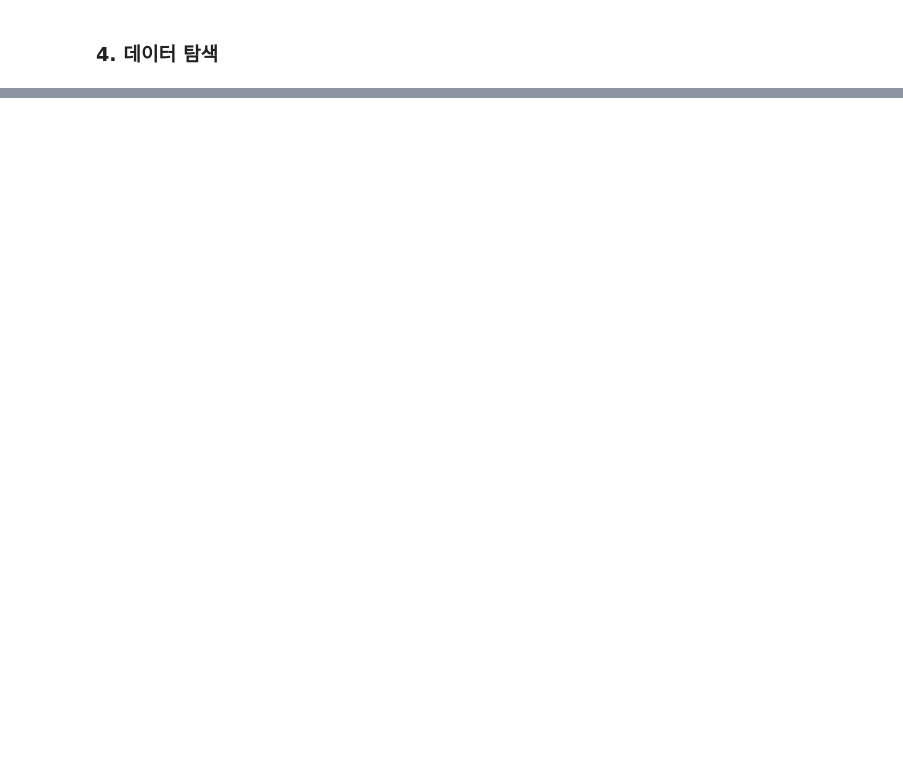
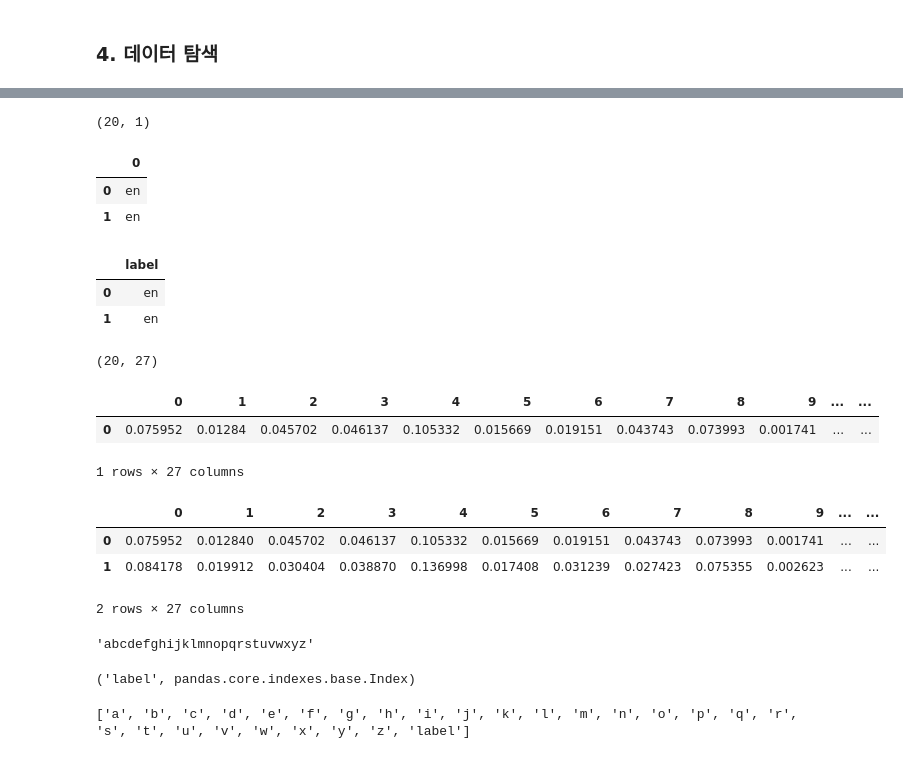
Before and after one commit to tnfls321/mldl_projects, a Jupyter notebook: ml/1. 머신러닝을 이용한 언어감지 서비스 구축(머신러닝 전과정수행).ipynb, the cells around one changed output, grey strips where cells are left out. Cells and saved outputs as stored; diff of their text form; code cells hidden in the pictures; blank space fills up the shorter version.

```diff
--- a/ml/1. 머신러닝을 이용한 언어감지 서비스 구축(머신러닝 전과정수행).ipynb
+++ b/ml/1. 머신러닝을 이용한 언어감지 서비스 구축(머신러닝 전과정수행).ipynb
@@ -171,0 +294,6 @@ print(count_list)
+# %%
+# 데이터 적제
+with open( './data/labels_freqs.json', 'r', encoding='utf-8' ) as f:
+    data = json.load( f )
+
+len(data),data[0]['labels'][:2],data[0]['freqs'][0][0]
@@ -171,0 +312,4 @@ print(count_list)
+# %%
+#훈련 데이터를 df로 변환
+df_freqs = pd.DataFrame(data[0]['freqs'])
+df_freqs.shape
@@ -171,0 +325,52 @@ print(count_list)
+# %%
+df_labels = pd.DataFrame( data[0]['labels'] )
+df_labels.shape
+# %% [output]
+(20, 1)
+# %%
+df_labels.head(2)
+# %% [output]
+|  | 0 |
+| 0 | en |
+| 1 | en |
+# %%
+df_labels.columns = ['label']
+df_labels.head(2)
+# %% [output]
+|  | label |
+| 0 | en |
+| 1 | en |
+# %%
+df_tmp = pd.concat([df_freqs, df_labels], sort=True, axis=1)
+df_tmp.shape
+# %% [output]
+(20, 27)
+# %%
+df_tmp.head(1)
+# %% [output]
+|  | 0 | 1 | 2 | 3 | 4 | 5 | 6 | 7 | 8 | 9 | ... | ... |
+| 0 | 0.075952 | 0.01284 | 0.045702 | 0.046137 | 0.105332 | 0.015669 | 0.019151 | 0.043743 | 0.073993 | 0.001741 | ... | ... |
+1 rows × 27 columns
+# %%
+#merge로 구현하기
+df_tmp = pd.merge(df_freqs, df_labels, left_index=True, right_index=True)
+df_tmp.head(2)
+# %% [output]
+|  | 0 | 1 | 2 | 3 | 4 | 5 | 6 | 7 | 8 | 9 | ... | ... |
+| 0 | 0.075952 | 0.012840 | 0.045702 | 0.046137 | 0.105332 | 0.015669 | 0.019151 | 0.043743 | 0.073993 | 0.001741 | ... | ... |
+| 1 | 0.084178 | 0.019912 | 0.030404 | 0.038870 | 0.136998 | 0.017408 | 0.031239 | 0.027423 | 0.075355 | 0.002623 | ... | ... |
+2 rows × 27 columns
+# %%
+#0-25라는 컬럼명을 a~z까지로 변경
+from string import ascii_lowercase
+ascii_lowercase
+# %% [output]
+'abcdefghijklmnopqrstuvwxyz'
+# %%
+df_tmp.columns[-1], type(df_tmp.columns[-1:])
+# %% [output]
+('label', pandas.core.indexes.base.Index)
+# %%
+print( list(ascii_lowercase) + [df_tmp.columns[-1]] )
+# %% [output]
+['a', 'b', 'c', 'd', 'e', 'f', 'g', 'h', 'i', 'j', 'k', 'l', 'm', 'n', 'o', 'p', 'q', 'r', 's', 't', 'u', 'v', 'w', 'x', 'y', 'z', 'label']
```
Also changed, not shown: parts of 44 cells of this notebook, 42 other files.
